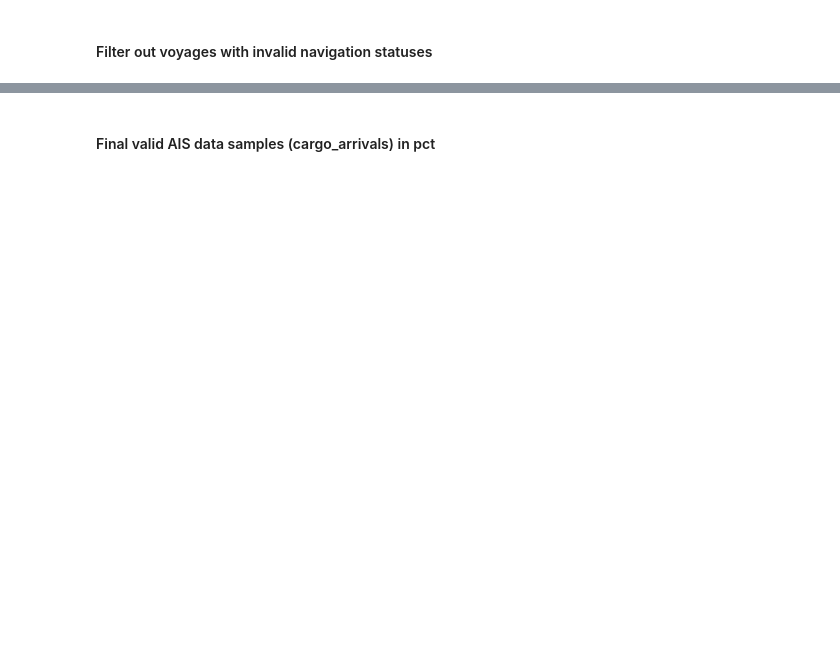
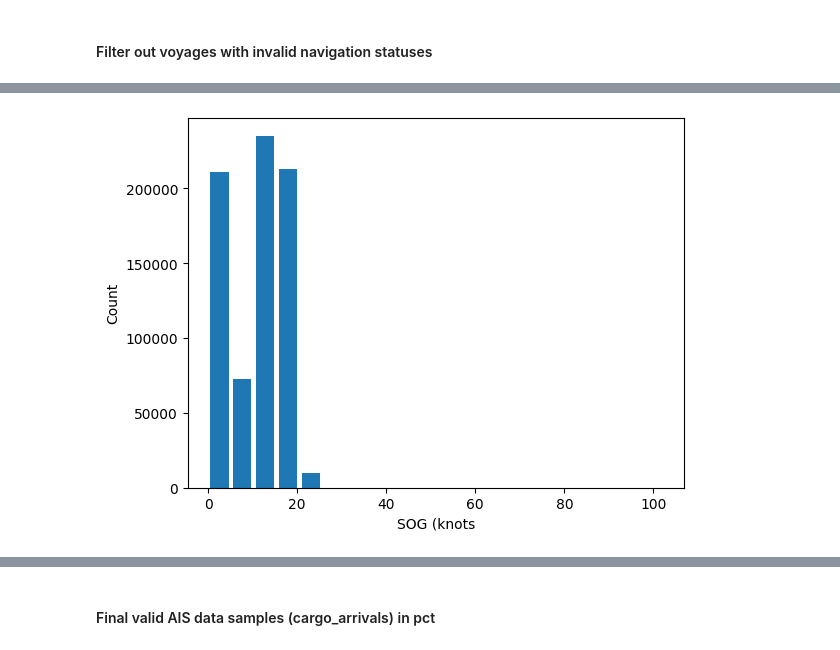
Before and after one commit to Magnuswlange/port_congestion_proj_ml, a Jupyter notebook: feature_selection.ipynb, the cells around one changed output, grey strips where cells are left out. Saved outputs shown, nothing was run; the diff lists cells and outputs as text; code cells hidden in the pictures; blank space fills up the shorter version.

```diff
--- a/feature_selection.ipynb
+++ b/feature_selection.ipynb
@@ -395,0 +804,7 @@ cargo_ais_meta_merged.head()
+# %%
+plt.hist(cargo_ais_meta_merged["speed_over_ground"], bins=20, rwidth=0.8)
+plt.xlabel("SOG (knots")
+plt.ylabel("Count")
+plt.show()
+# %% [output]
+[figure, added]
```
Also changed, not shown: parts of 56 cells of this notebook.
